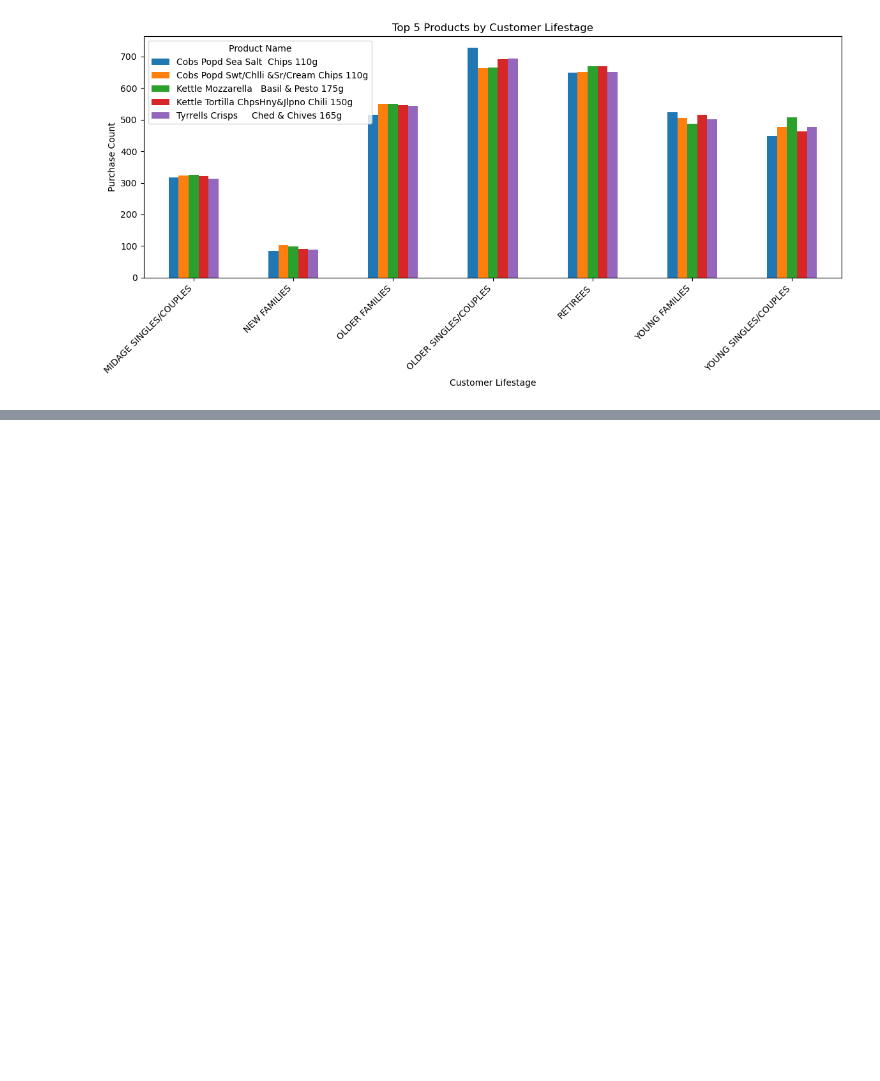
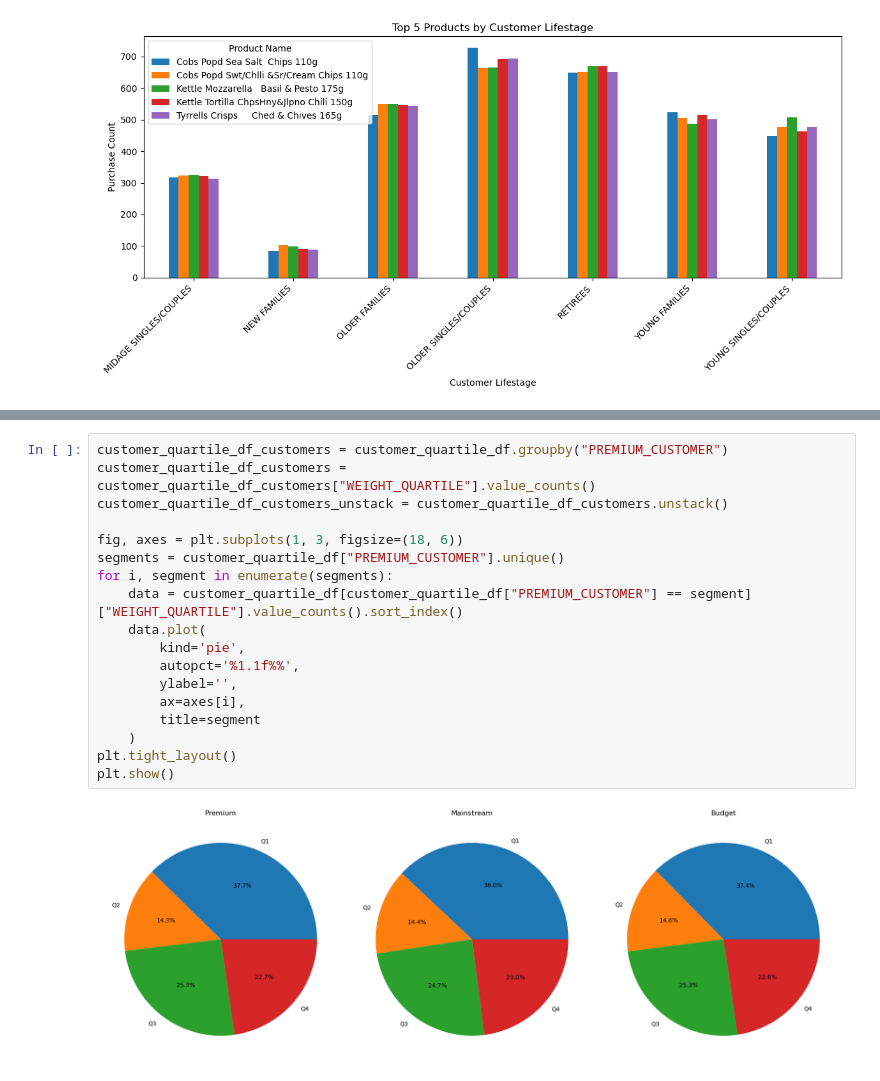
Before and after one commit to schao021/Quantium-Data-Analytics, a Jupyter notebook: main.ipynb, the cells around one changed output, grey strips where cells are left out. Drawn from its saved outputs; the diff is of its cells as text; blank space fills up the shorter version.

```diff
--- a/main.ipynb
+++ b/main.ipynb
@@ -344,0 +445,20 @@ Customer Lifestage
+# %%
+customer_quartile_df_customers = customer_quartile_df.groupby("PREMIUM_CUSTOMER")
+customer_quartile_df_customers = customer_quartile_df_customers["WEIGHT_QUARTILE"].value_counts()
+customer_quartile_df_customers_unstack = customer_quartile_df_customers.unstack()
+
+fig, axes = plt.subplots(1, 3, figsize=(18, 6))
+segments = customer_quartile_df["PREMIUM_CUSTOMER"].unique()
+for i, segment in enumerate(segments):
+    data = customer_quartile_df[customer_quartile_df["PREMIUM_CUSTOMER"] == segment]["WEIGHT_QUARTILE"].value_counts().sort_index()
+    data.plot(
+        kind='pie',
+        autopct='%1.1f%%',
+        ylabel='',
+        ax=axes[i],
+        title=segment
+    )
+plt.tight_layout()
+plt.show()
+# %% [output]
+[figure, added]
```
Also changed, not shown: parts of 10 cells of this notebook.
